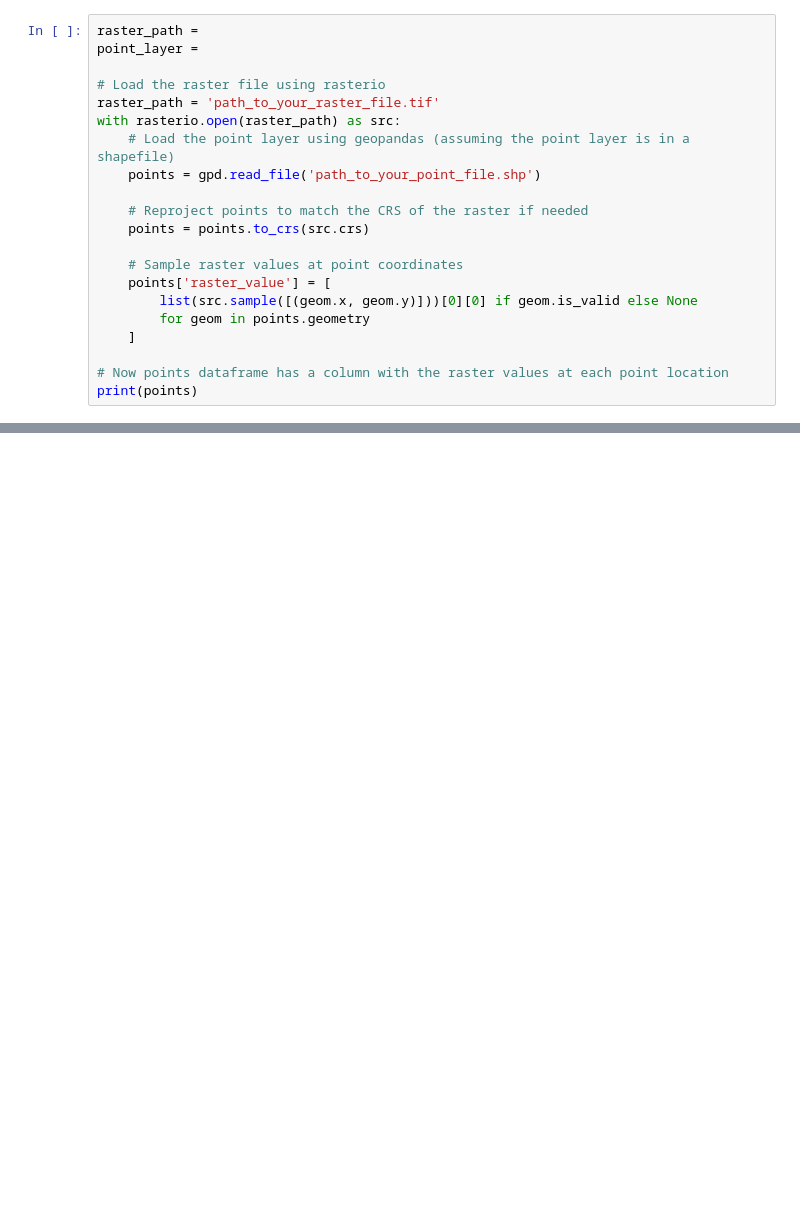
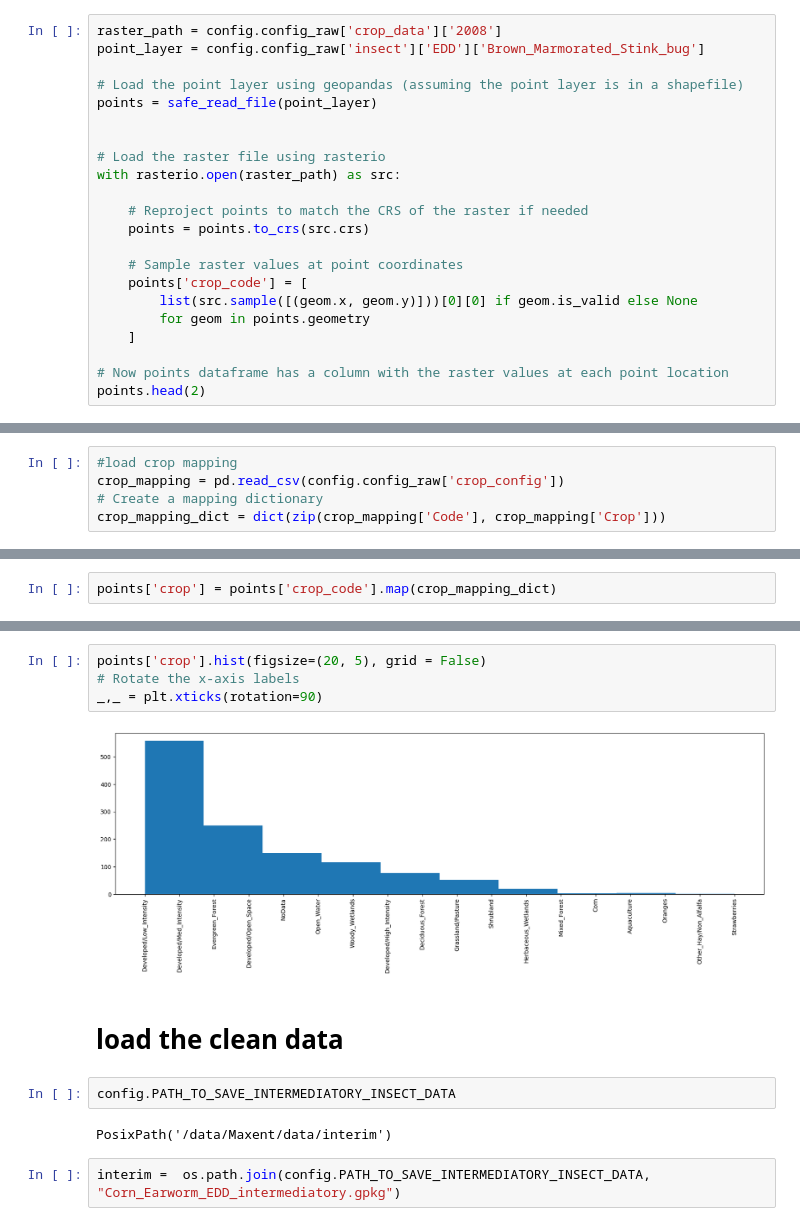
Before and after one commit to PC-FSU/Predicting-Insect-Migration-in-a-Changing-Climate-with-Machine-Learning, a Jupyter notebook: notebooks/mergeCropDataWithInsectData.ipynb, the cells around one changed output, grey strips where cells are left out. Cells and saved outputs as stored; diff of their text form; blank space fills up the shorter version.

```diff
--- a/notebooks/mergeCropDataWithInsectData.ipynb
+++ b/notebooks/mergeCropDataWithInsectData.ipynb
@@ -8,21 +24,22 @@ from shapely.geometry import Point
 # %%
-raster_path =
-point_layer =
+raster_path = config.config_raw['crop_data']['2008']
+point_layer = config.config_raw['insect']['EDD']['Brown_Marmorated_Stink_bug']
+
+# Load the point layer using geopandas (assuming the point layer is in a shapefile)
+points = safe_read_file(point_layer)
+
 
 # Load the raster file using rasterio
-raster_path = 'path_to_your_raster_file.tif'
 with rasterio.open(raster_path) as src:
-    # Load the point layer using geopandas (assuming the point layer is in a shapefile)
-    points = gpd.read_file('path_to_your_point_file.shp')
 
     # Reproject points to match the CRS of the raster if needed
     points = points.to_crs(src.crs)
 
     # Sample raster values at point coordinates
-    points['raster_value'] = [
+    points['crop_code'] = [
         list(src.sample([(geom.x, geom.y)]))[0][0] if geom.is_valid else None
         for geom in points.geometry
     ]
 
 # Now points dataframe has a column with the raster values at each point location
-print(points)
+points.head(2)
@@ -37,0 +51,5 @@ All_crop_data
+# %%
+#load crop mapping
+crop_mapping = pd.read_csv(config.config_raw['crop_config'])
+# Create a mapping dictionary
+crop_mapping_dict = dict(zip(crop_mapping['Code'], crop_mapping['Crop']))
@@ -37,0 +82,2 @@ All_crop_data
+# %%
+points['crop'] = points['crop_code'].map(crop_mapping_dict)
@@ -37,0 +90,14 @@ All_crop_data
+# %%
+points['crop'].hist(figsize=(20, 5), grid = False)
+# Rotate the x-axis labels
+_,_ = plt.xticks(rotation=90)
+# %% [output]
+[figure, added]
+# %% [markdown]
+# load the clean data
+# %%
+config.PATH_TO_SAVE_INTERMEDIATORY_INSECT_DATA
+# %% [output]
+PosixPath('/data/Maxent/data/interim')
+# %%
+interim =  os.path.join(config.PATH_TO_SAVE_INTERMEDIATORY_INSECT_DATA, "Corn_Earworm_EDD_intermediatory.gpkg")
```
Also changed, not shown: parts of 16 cells of this notebook, 10 other files.
